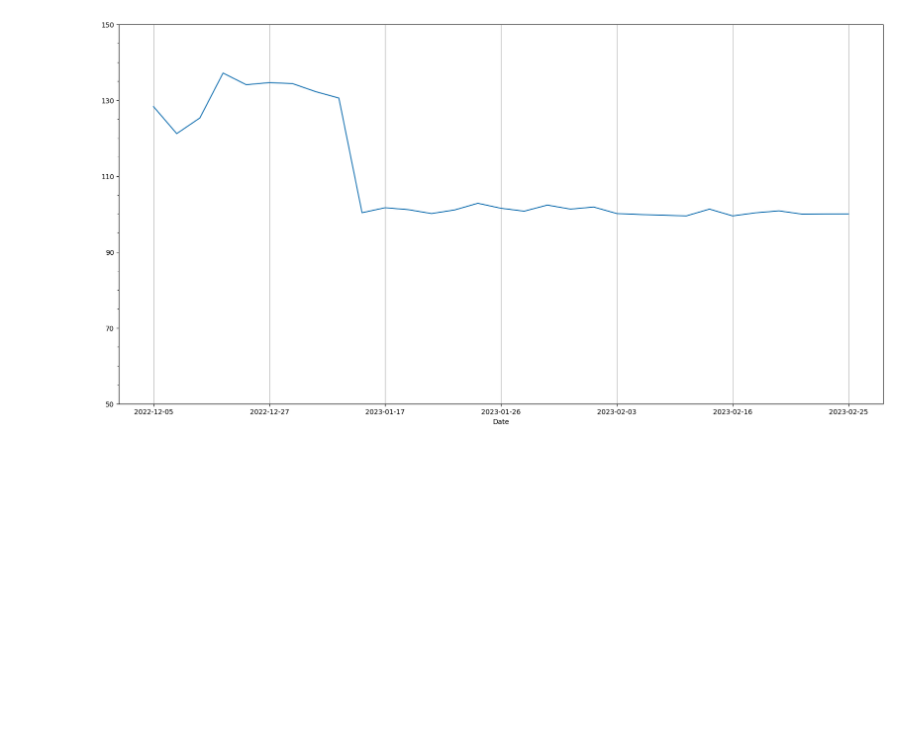
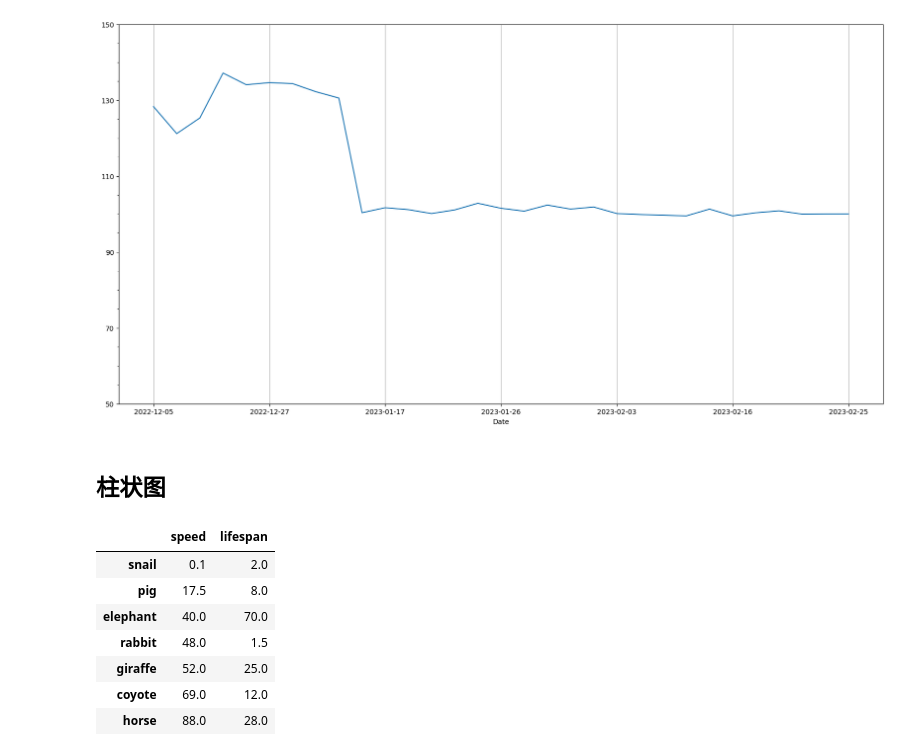
Before and after one commit to tcfh2016/knowledge-map, a Jupyter notebook: Techs/data-science/pandas/plot/dataframe_plot.ipynb, the cells around one changed output. Saved outputs shown, nothing was run; the diff lists cells and outputs as text; code cells hidden in the pictures; blank space fills up the shorter version.

```diff
--- a/Techs/data-science/pandas/plot/dataframe_plot.ipynb
+++ b/Techs/data-science/pandas/plot/dataframe_plot.ipynb
@@ -37,3 +37,24 @@ fig = ax.get_figure()
 fig.savefig('ex_plot.png')
 # %% [output]
 [figure]
+# %% [markdown]
+## 柱状图
+# %%
+import pandas as pd
+
+speed = [0.1, 17.5, 40, 48, 52, 69, 88]
+lifespan = [2, 8, 70, 1.5, 25, 12, 28]
+index = ['snail', 'pig', 'elephant',
+         'rabbit', 'giraffe', 'coyote', 'horse']
+df = pd.DataFrame({'speed': speed,
+                   'lifespan': lifespan}, index=index)
+df
+# %% [output]
+|  | speed | lifespan |
+| snail | 0.1 | 2.0 |
+| pig | 17.5 | 8.0 |
+| elephant | 40.0 | 70.0 |
+| rabbit | 48.0 | 1.5 |
+| giraffe | 52.0 | 25.0 |
+| coyote | 69.0 | 12.0 |
+| horse | 88.0 | 28.0 |
```
Also changed, not shown: parts of 3 cells of this notebook, 11 other files.
